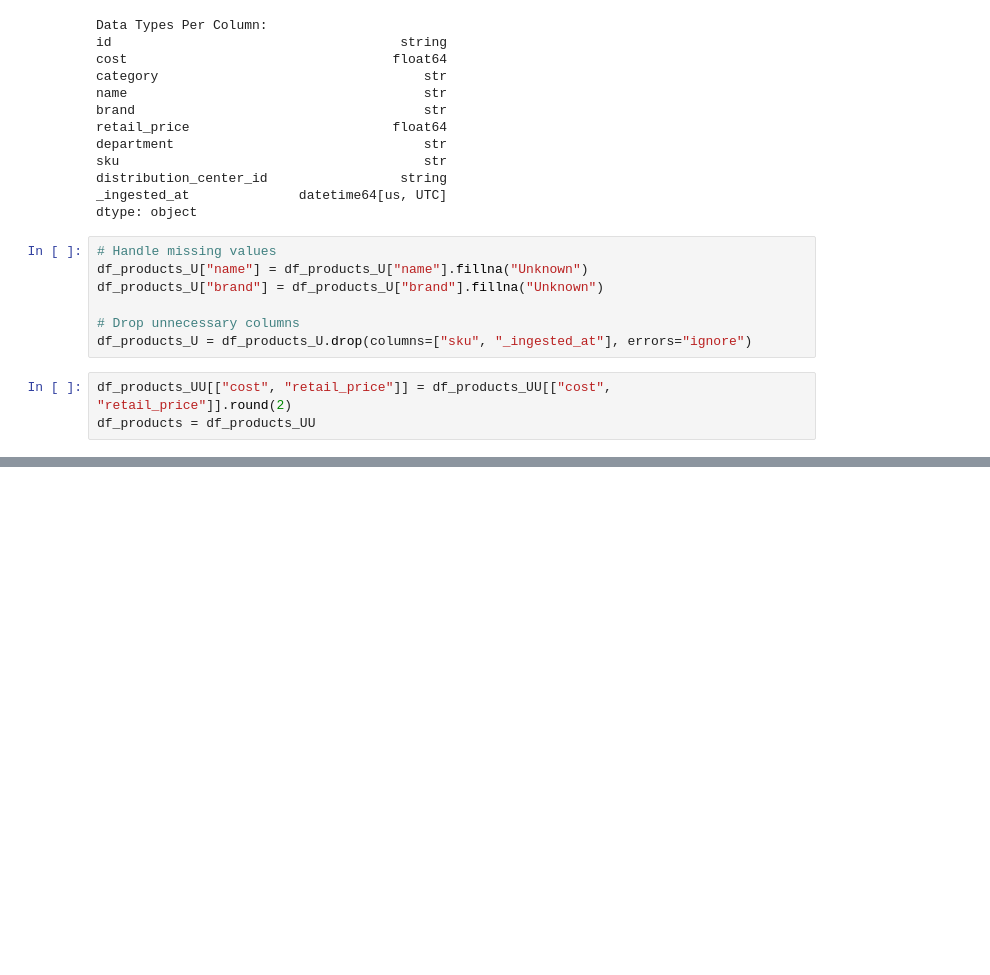
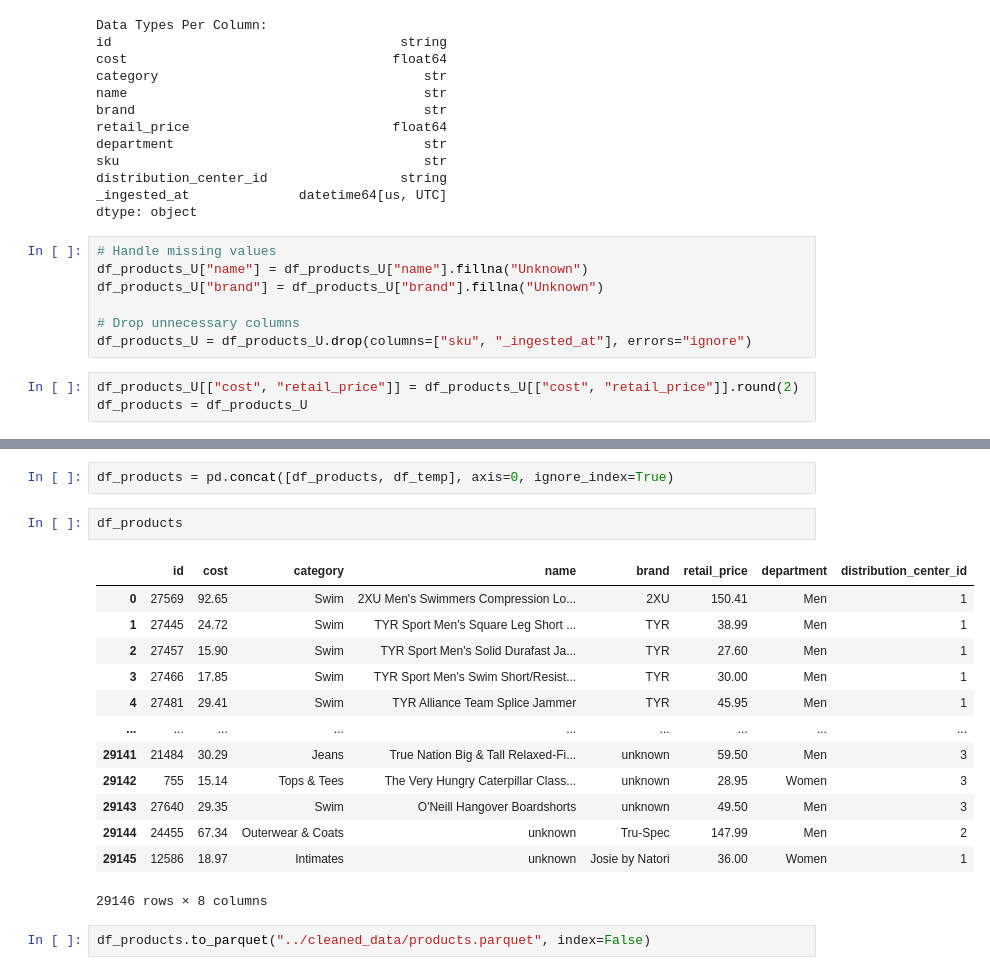
Before and after one commit to amretman77/depi-project, a Jupyter notebook: notebooks/products.ipynb, the cells around one changed output, grey strips where cells are left out. Saved outputs shown, nothing was run; the diff lists cells and outputs as text; blank space fills up the shorter version.

```diff
--- a/notebooks/products.ipynb
+++ b/notebooks/products.ipynb
@@ -88,8 +88,8 @@ df_products_U["brand"] = df_products_U["brand"].fillna("Unknown")
 # Drop unnecessary columns
 df_products_U = df_products_U.drop(columns=["sku", "_ingested_at"], errors="ignore")
 # %%
-df_products_UU[["cost", "retail_price"]] = df_products_UU[["cost", "retail_price"]].round(2)
-df_products = df_products_UU
+df_products_U[["cost", "retail_price"]] = df_products_U[["cost", "retail_price"]].round(2)
+df_products = df_products_U
 # %%
 df_products
 # %% [output]
@@ -110,0 +131,20 @@ df_products.to_parquet("../cleaned_data/products.parquet", index=False)
+# %%
+df_products = pd.concat([df_products, df_temp], axis=0, ignore_index=True)
+# %%
+df_products
+# %% [output]
+|  | id | cost | category | name | brand | retail_price | department | distribution_center_id |
+| 0 | 27569 | 92.65 | Swim | 2XU Men's Swimmers Compression Lo... | 2XU | 150.41 | Men | 1 |
+| 1 | 27445 | 24.72 | Swim | TYR Sport Men's Square Leg Short ... | TYR | 38.99 | Men | 1 |
+| 2 | 27457 | 15.90 | Swim | TYR Sport Men's Solid Durafast Ja... | TYR | 27.60 | Men | 1 |
+| 3 | 27466 | 17.85 | Swim | TYR Sport Men's Swim Short/Resist... | TYR | 30.00 | Men | 1 |
+| 4 | 27481 | 29.41 | Swim | TYR Alliance Team Splice Jammer | TYR | 45.95 | Men | 1 |
+| ... | ... | ... | ... | ... | ... | ... | ... | ... |
+| 29141 | 21484 | 30.29 | Jeans | True Nation Big & Tall Relaxed-Fi... | unknown | 59.50 | Men | 3 |
+| 29142 | 755 | 15.14 | Tops & Tees | The Very Hungry Caterpillar Class... | unknown | 28.95 | Women | 3 |
+| 29143 | 27640 | 29.35 | Swim | O'Neill Hangover Boardshorts | unknown | 49.50 | Men | 3 |
+| 29144 | 24455 | 67.34 | Outerwear & Coats | unknown | Tru-Spec | 147.99 | Men | 2 |
+| 29145 | 12586 | 18.97 | Intimates | unknown | Josie by Natori | 36.00 | Women | 1 |
+29146 rows × 8 columns
+# %%
+df_products.to_parquet("../cleaned_data/products.parquet", index=False)
```
Also changed, not shown: parts of 4 cells of this notebook, 10 other files.
